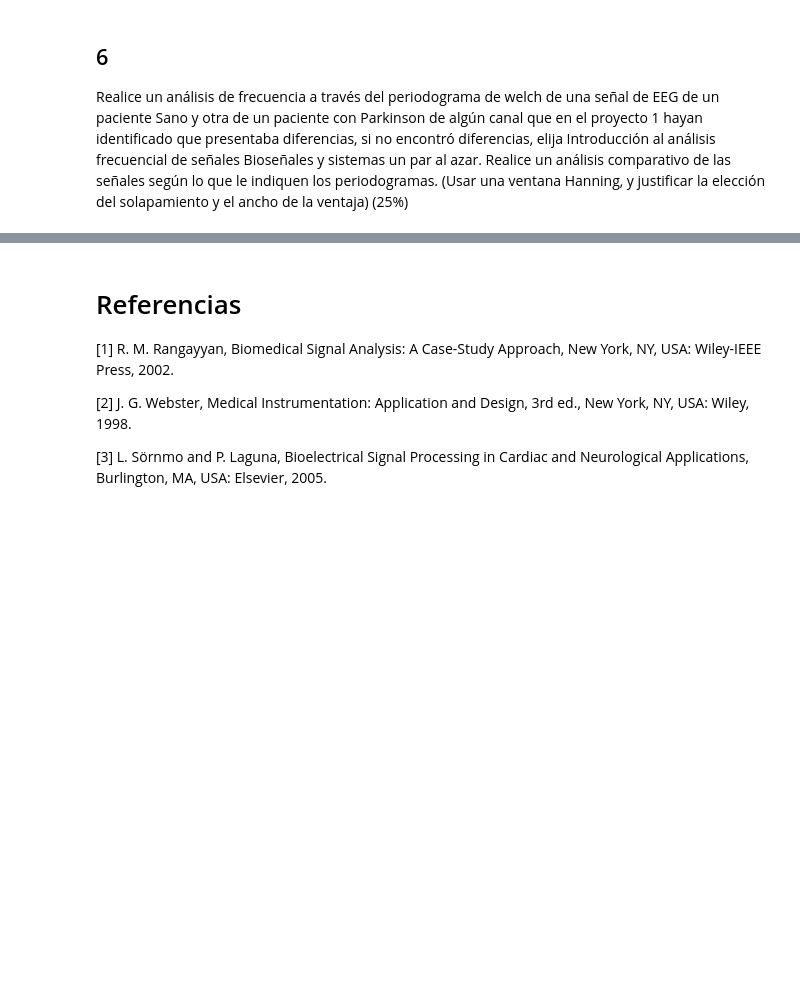
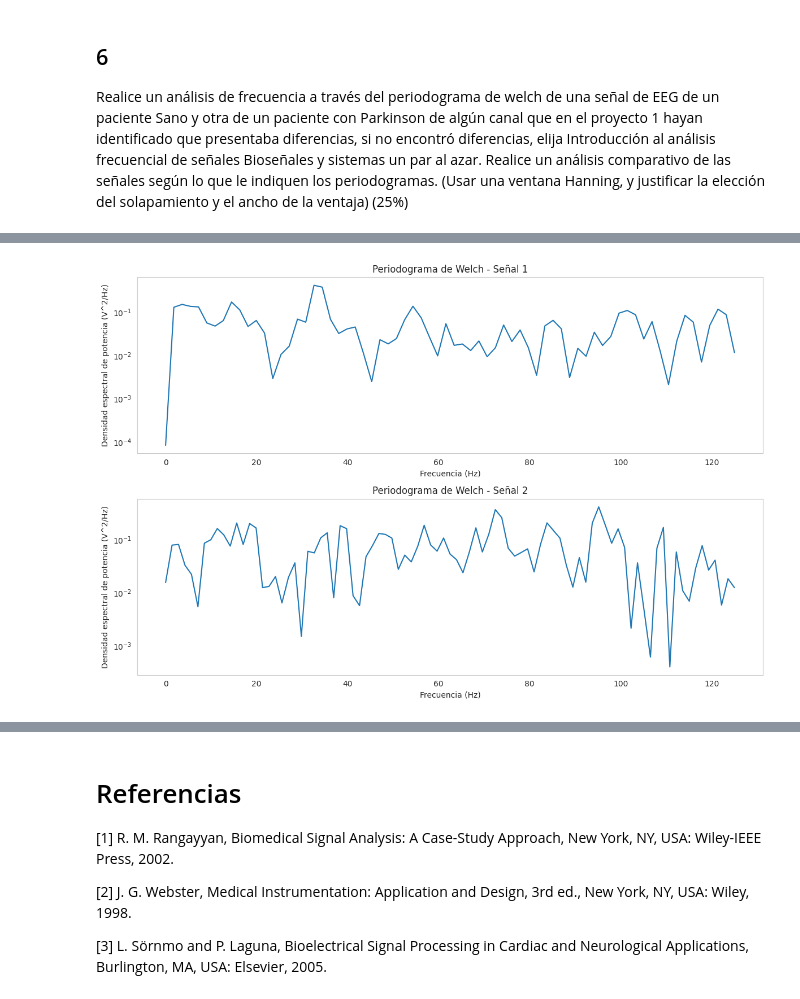
Before and after one commit to Yuliana2001/laboratorio-5, a Jupyter notebook: Untitled10.ipynb, the cells around one changed output, grey strips where cells are left out. Drawn from its saved outputs; the diff is of its cells as text; code cells hidden in the pictures; blank space fills up the shorter version.

```diff
--- a/Untitled10.ipynb
+++ b/Untitled10.ipynb
@@ -318,0 +378,28 @@ ancho de la ventaja) (25%)
+# %%
+f1_freqs, Pxx1 = welch(parkinson[1][1,1], fs, window='hann', nperseg=256, noverlap=128)
+f2_freqs, Pxx2 = welch(control[1][1,1], fs, window='hann', nperseg=256, noverlap=128)
+
+# Graficar resultados en subplots
+plt.figure(figsize=(12, 8))
+
+# Subplot para la señal 1
+plt.subplot(2, 1, 1)
+plt.semilogy(f1_freqs, Pxx1)
+plt.title('Periodograma de Welch - Señal 1')
+plt.xlabel('Frecuencia (Hz)')
+plt.ylabel('Densidad espectral de potencia (V^2/Hz)')
+plt.grid()
+
+# Subplot para la señal 2
+plt.subplot(2, 1, 2)
+plt.semilogy(f2_freqs, Pxx2)
+plt.title('Periodograma de Welch - Señal 2')
+plt.xlabel('Frecuencia (Hz)')
+plt.ylabel('Densidad espectral de potencia (V^2/Hz)')
+plt.grid()
+
+# Mostrar la gráfica
+plt.tight_layout()
+plt.show()
+# %% [output]
+[figure, added]
```
Also changed, not shown: parts of 8 cells of this notebook.
